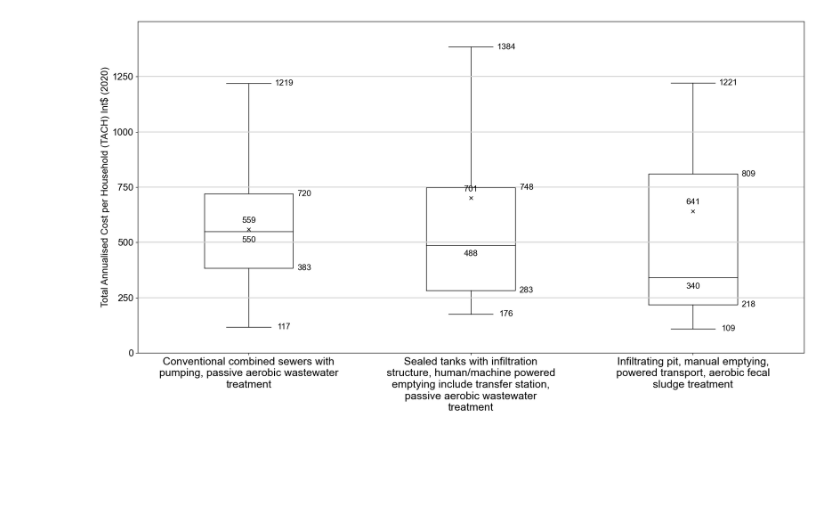
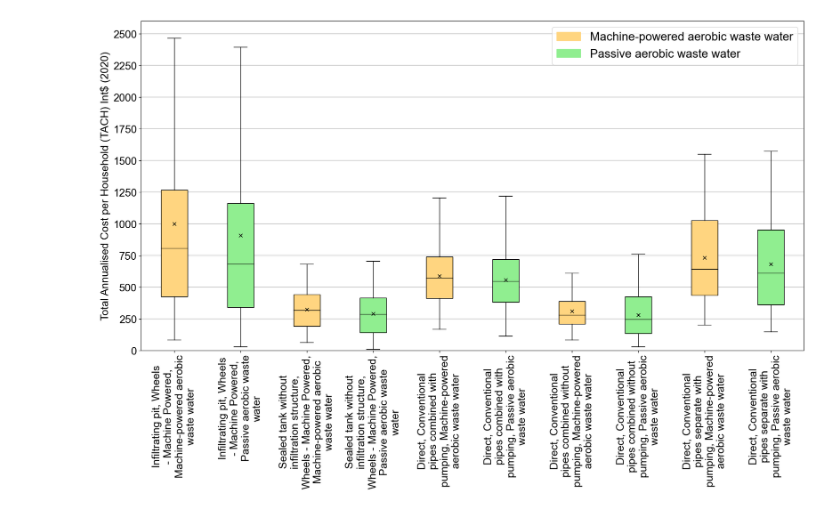
Before and after one commit to JinIgarashi/cactus-narok-figures, a Jupyter notebook: Figure2 full lifecycle cost global compare.ipynb, the cells around one changed output. Cells and saved outputs as stored; diff of their text form; code cells hidden in the pictures; blank space fills up the shorter version.

Commit message:
fix: figure2 and wrote all steps to generate boxplots

```diff
--- a/Figure2 full lifecycle cost global compare.ipynb
+++ b/Figure2 full lifecycle cost global compare.ipynb
@@ -124,0 +360,8 @@ def showLabel(ax, x, y, value):
+# %%
+groups = df.groupby('name', sort=False)
+group_labels = list(groups.groups.keys())
+
+print(f"The following {len(group_labels)} combinations' full lifecycle costs will be included:")
+for index, label in enumerate(group_labels, start=1):
+    group_size = groups.get_group(label).shape[0]
+    print(f"{index}: {label} - {group_size} values")
@@ -125,72 +382,49 @@ def showLabel(ax, x, y, value):
 # %%
+# create canvas to draw figure
 fig, ax = plt.subplots(figsize=(20, 10))
 
-fig.patch.set_facecolor('white') # 背景色を「白」に設定
+plt.rcParams['font.sans-serif'] = "Arial"
+plt.rcParams['font.family'] = "sans-serif"
+plt.rcParams['font.size'] = 18
 
-groups = df.groupby('name', sort=False)
-group_labels = list(groups.groups.keys())
+# put background color as white
+fig.patch.set_facecolor('white')
 
-print(groups)
-print(group_labels)
+# set Y axis ranges
+ax.set_ylim(ytick_range[0], ytick_range[1])
+ax.set_yticks(np.arange(ytick_range[0], ytick_range[1],ytick_range[2]))
 
+# draw horizontal lines for each 250 Int$
+for ylabel in np.arange(0,2600,250):
+    ax.axhline(y=ylabel, color='lightgray')
+
+# Loop by the above 10 groups
 for j, group in enumerate(groups):
-    tach = group[1]['tach']
-    size = len(tach)
+    label = group_labels[j]
+    tachs = group[1]['tach']
+    color = group[1]['color'][0]
     position = j + 1
+    print(f"{position}: Draw {len(tachs)} of TACH values for {label}")
+    drawBoxplot(ax, tachs, position, color)
 
-    linestyle = '-'
-
-    if size == 1:
-        ax.plot(position, tach, marker='o', color='k', markersize=6)
-    else:
-        bp = ax.boxplot(
-            tach,
-            positions=[position],
-            boxprops={'linestyle': linestyle},
-            whiskerprops={'linestyle': linestyle},
-            showmeans=True,
-            meanprops = {'marker': 'x', 'markerfacecolor': 'k', 'markeredgecolor':'k', 'markersize': 6},
-            showfliers = False,
-            widths=0.4
-        )
-
-        # make median line black
-        for median in bp['medians']:
-            median.set_color('black')
-
-        med = np.median(tach)
-        showLabel(ax, position, med - 40, med)
-
-        mean = np.mean(tach)
-        showLabel(ax, position, mean + 40, mean)
-
-        q1, q3 = np.percentile(tach, [25, 75])
-        showLabel(ax, position + 0.25, q1, q1)
-        showLabel(ax, position + 0.25, q3, q3)
-
-        for i, box in enumerate(bp['boxes']):
-            x_pos = box.get_xdata().mean()
-
-            # get values from boxplot
-            cap_min, cap_max = [cap.get_ydata()[1] for cap in bp['caps'][i*2:i*2+2]]
-            showLabel(ax, x_pos + 0.2, cap_min, cap_min)
-            showLabel(ax, x_pos + 0.2, cap_max, cap_max)
+# draw labels for yticks
+ax.set_ylabel(ytickLabel, fontsize=labelFontSize)
 
 
+# draw labels for xticks.
+xtick_labels = [ '\n'.join(textwrap.wrap(label, 25)) for label in group_labels ]
+ax.set_xticks(np.arange(len(xtick_labels)) + 1)
+ax.set_xticklabels(xtick_labels,  rotation=90, ha='center', fontsize=labelFontSize)
 
-ax.set_ylim(0,1500)
-ax.set_yticks(np.arange(0,1500,250))
+# draw legend
+legend_labels = [
+    'Machine-powered aerobic waste water',
+    'Passive aerobic waste water'
+]
+legend_patches = [mpatches.Patch(color=color, label=label) for color, label in zip(colors, legend_labels)]
+ax.legend(handles=legend_patches, loc='upper right', fontsize=legendFontSize)
 
-for ylabel in np.arange(0,1500,250):
-    ax.axhline(y=ylabel, color='lightgray')
-
-xtick_labels = [ '\n'.join(textwrap.wrap(label, 35)) for label in group_labels ]
-ax.set_xticks(np.arange(len(xtick_labels)) + 1)
-ax.set_xticklabels(xtick_labels, rotation=0, ha='center', fontsize=18)
-
-ax.set_ylabel('Total Annualised Cost per Household (TACH) Int$ (2020)', fontsize=16)
-
-
+# save figures as PDF and PNG
 plt.savefig(file_path, format="pdf", dpi=dpi, transparent=True, bbox_inches='tight')
 plt.savefig(f"{file_path}.png", format="png", dpi=dpi, transparent=True, bbox_inches='tight')
 plt.show()
@@ -200 +449 @@ plt.show()
-[figure, old version]
+[figure, new version]
```
Also changed, not shown: parts of 30 cells of this notebook, 2 other files.
